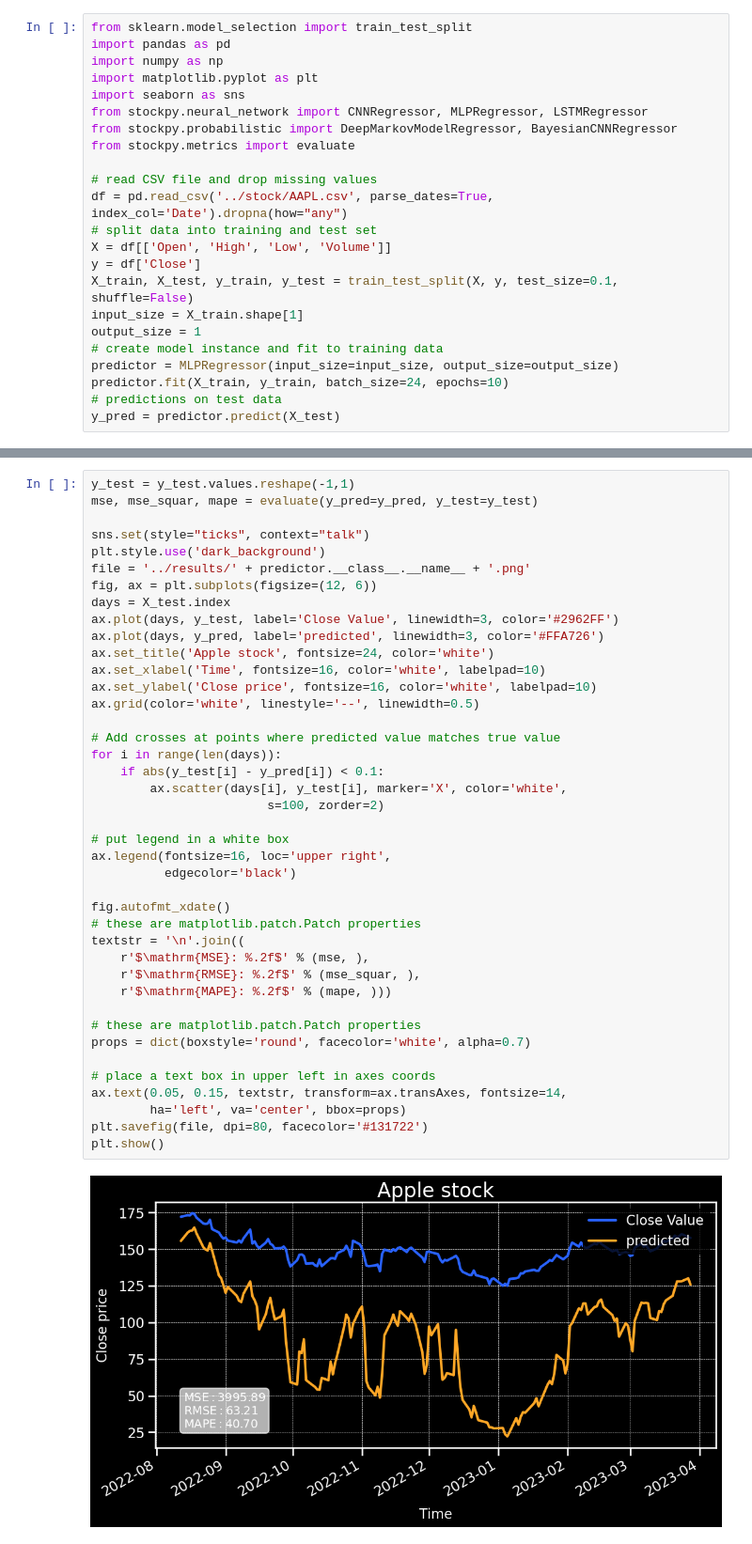
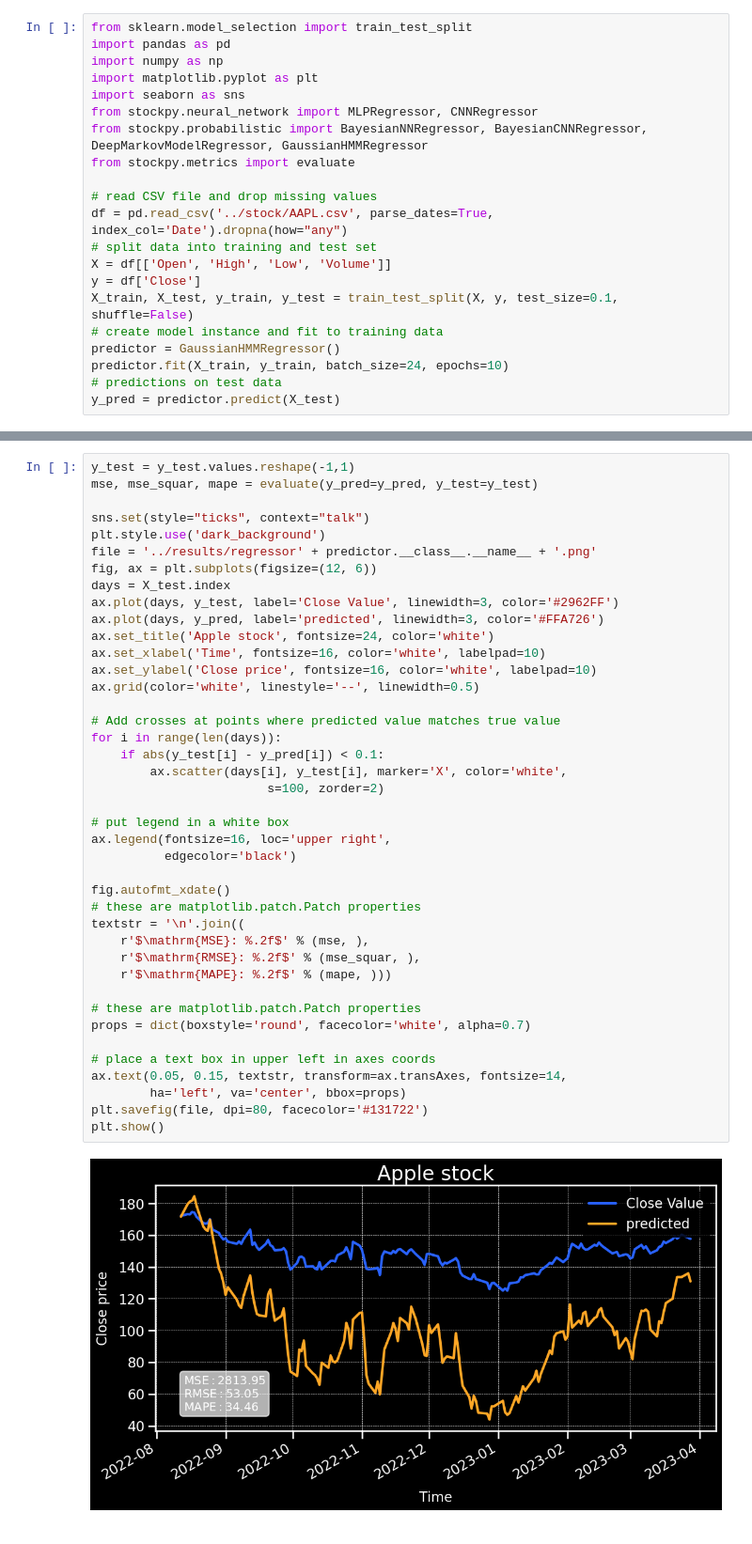
Before and after one commit to SilvioBaratto/stockpy, a Jupyter notebook: tutorials/tutorial_trading.ipynb, the cells around one changed output, grey strips where cells are left out. Shown: that part at 94% size. Saved outputs shown, nothing was run; the diff lists cells and outputs as text.

Commit message:
probabilistic classifier

```diff
--- a/tutorials/tutorial_trading.ipynb
+++ b/tutorials/tutorial_trading.ipynb
@@ -4,8 +4,8 @@ import pandas as pd
 import numpy as np
 import matplotlib.pyplot as plt
 import seaborn as sns
-from stockpy.neural_network import CNNRegressor, MLPRegressor, LSTMRegressor
-from stockpy.probabilistic import DeepMarkovModelRegressor, BayesianCNNRegressor
+from stockpy.neural_network import MLPRegressor, CNNRegressor
+from stockpy.probabilistic import BayesianNNRegressor, BayesianCNNRegressor, DeepMarkovModelRegressor, GaussianHMMRegressor
 from stockpy.metrics import evaluate
 
 # read CSV file and drop missing values
@@ -14,10 +14,8 @@ df = pd.read_csv('../stock/AAPL.csv', parse_dates=True, index_col='Date').dropna
 X = df[['Open', 'High', 'Low', 'Volume']]
 y = df['Close']
 X_train, X_test, y_train, y_test = train_test_split(X, y, test_size=0.1, shuffle=False)
-input_size = X_train.shape[1]
-output_size = 1
 # create model instance and fit to training data
-predictor = MLPRegressor(input_size=input_size, output_size=output_size)
+predictor = GaussianHMMRegressor()
 predictor.fit(X_train, y_train, batch_size=24, epochs=10)
 # predictions on test data
 y_pred = predictor.predict(X_test)
@@ -29,7 +29,7 @@ mse, mse_squar, mape = evaluate(y_pred=y_pred, y_test=y_test)
 
 sns.set(style="ticks", context="talk")
 plt.style.use('dark_background')
-file = '../results/' + predictor.__class__.__name__ + '.png'
+file = '../results/regressor' + predictor.__class__.__name__ + '.png'
 fig, ax = plt.subplots(figsize=(12, 6))
 days = X_test.index
 ax.plot(days, y_test, label='Close Value', linewidth=3, color='#2962FF')
@@ -38,31 +38,31 @@ ax.set_title('Apple stock', fontsize=24, color='white')
 ax.set_xlabel('Time', fontsize=16, color='white', labelpad=10)
 ax.set_ylabel('Close price', fontsize=16, color='white', labelpad=10)
 ax.grid(color='white', linestyle='--', linewidth=0.5)
 
 # Add crosses at points where predicted value matches true value
 for i in range(len(days)):
     if abs(y_test[i] - y_pred[i]) < 0.1:
         ax.scatter(days[i], y_test[i], marker='X', color='white',
                         s=100, zorder=2)
 
 # put legend in a white box
 ax.legend(fontsize=16, loc='upper right',
           edgecolor='black')
 
 fig.autofmt_xdate()
 # these are matplotlib.patch.Patch properties
 textstr = '\n'.join((
     r'$\mathrm{MSE}: %.2f$' % (mse, ),
     r'$\mathrm{RMSE}: %.2f$' % (mse_squar, ),
     r'$\mathrm{MAPE}: %.2f$' % (mape, )))
 
 # these are matplotlib.patch.Patch properties
 props = dict(boxstyle='round', facecolor='white', alpha=0.7)
 
 # place a text box in upper left in axes coords
 ax.text(0.05, 0.15, textstr, transform=ax.transAxes, fontsize=14,
         ha='left', va='center', bbox=props)
 plt.savefig(file, dpi=80, facecolor='#131722')
 plt.show()
 # %% [output]
-[figure, old version]
+[figure, new version]
```
Also changed, not shown: parts of 1 cell of this notebook, 37 other files.
